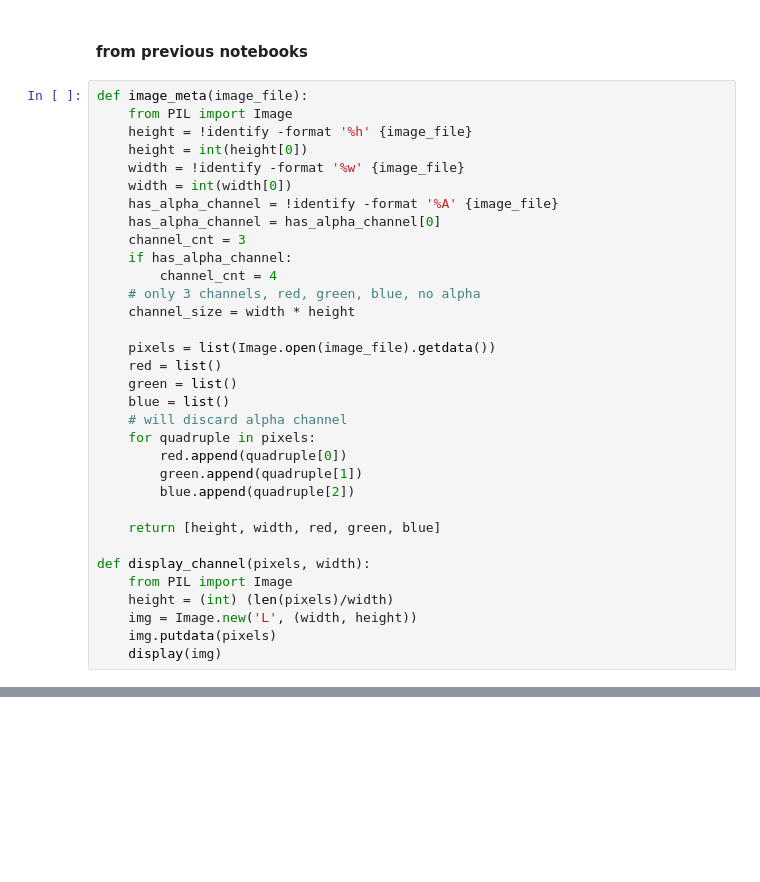
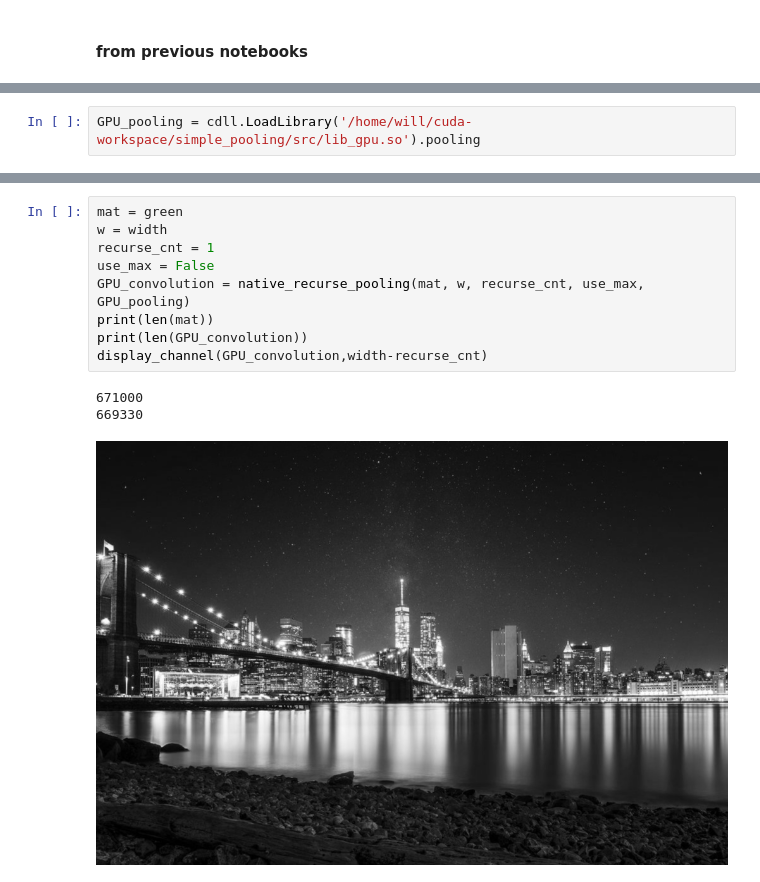
Before and after one commit to will-hill/AI_Decomposed, a Jupyter notebook: 5_GPU_from_Python.ipynb, the cells around one changed output, grey strips where cells are left out. Cells and saved outputs as stored; diff of their text form; blank space fills up the shorter version.

```diff
--- a/5_GPU_from_Python.ipynb
+++ b/5_GPU_from_Python.ipynb
@@ -4,36 +4,3 @@
 This notebooks shows how to pefrom the same convolution from the previous notebooks using CUDA Toolkit.
 # %% [markdown]
 #### from previous notebooks
-# %%
-def image_meta(image_file):
-    from PIL import Image
-    height = !identify -format '%h' {image_file}
-    height = int(height[0])
-    width = !identify -format '%w' {image_file}
-    width = int(width[0])
-    has_alpha_channel = !identify -format '%A' {image_file}
-    has_alpha_channel = has_alpha_channel[0]
-    channel_cnt = 3
-    if has_alpha_channel:
-        channel_cnt = 4
-    # only 3 channels, red, green, blue, no alpha
-    channel_size = width * height
-
-    pixels = list(Image.open(image_file).getdata())
-    red = list()
-    green = list()
-    blue = list()
-    # will discard alpha channel
-    for quadruple in pixels:
-        red.append(quadruple[0])
-        green.append(quadruple[1])
-        blue.append(quadruple[2])
-
-    return [height, width, red, green, blue]
-
-def display_channel(pixels, width):
-    from PIL import Image
-    height = (int) (len(pixels)/width)
-    img = Image.new('L', (width, height))
-    img.putdata(pixels)
-    display(img)
@@ -160,0 +46,2 @@ for i in range(1,max+1,1):
+# %%
+GPU_pooling = cdll.LoadLibrary('/home/will/cuda-workspace/simple_pooling/src/lib_gpu.so').pooling
@@ -161 +63,14 @@ for i in range(1,max+1,1):
+# %%
+mat = green
+w = width
+recurse_cnt = 1
+use_max = False
+GPU_convolution = native_recurse_pooling(mat, w, recurse_cnt, use_max, GPU_pooling)
+print(len(mat))
+print(len(GPU_convolution))
+display_channel(GPU_convolution,width-recurse_cnt)
+# %% [output]
+671000
+669330
+[figure, added]
 # %%
```
Also changed, not shown: parts of 17 cells of this notebook, 8 other files.
